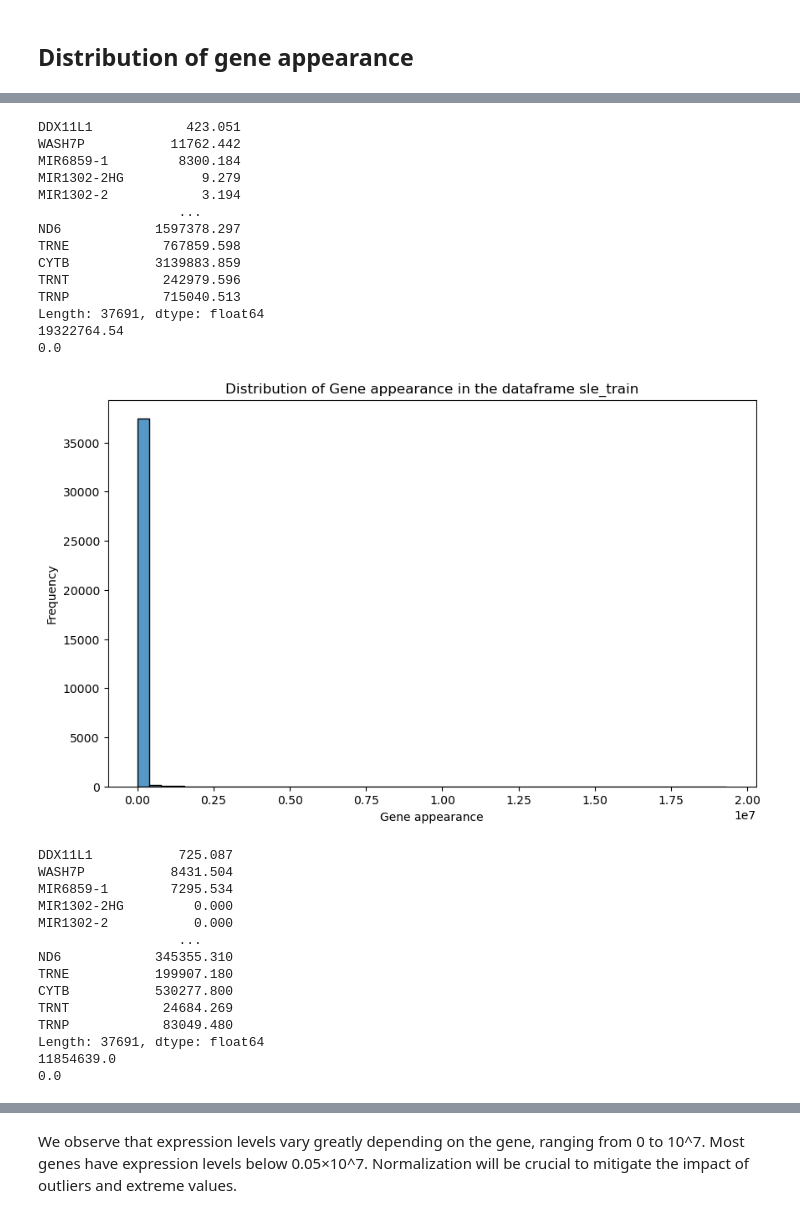
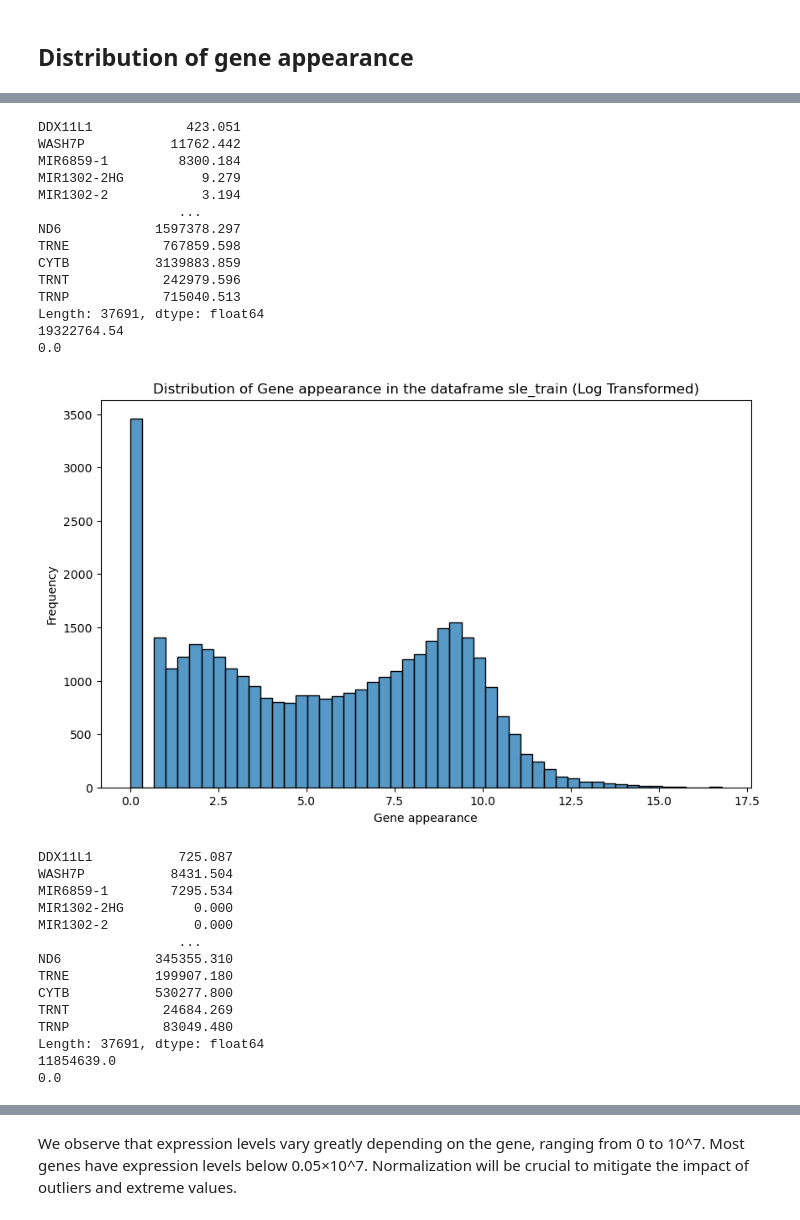
Before and after one commit to CorentinMey/ML_project, a Jupyter notebook: Visualize_data.ipynb, the cells around one changed output, grey strips where cells are left out. Drawn from its saved outputs; the diff is of its cells as text; code cells hidden in the pictures.

Commit message:
mise en log des graphiques

```diff
--- a/Visualize_data.ipynb
+++ b/Visualize_data.ipynb
@@ -31,13 +32,27 @@ def mean_expression(df):
     mean = df.values.mean()
     return mean
 # %%
-def distribution(series, name_x, name_df):
-    # function to plot the distribution of gene appearance or the distribution of read per patients
+def distribution(series, name_x, name_df, log_transform=False):
+    """
+    Function to plot the distribution of a series with an optional log transformation.
+
+    Args:
+    - series (pd.Series or np.ndarray): The data series to plot.
+    - name_x (str): The label for the x-axis.
+    - name_df (str): The name of the dataframe for the plot title.
+    - log_transform (bool): Whether to apply a log transformation to the series.
+    """
+    if log_transform:
+        series = np.log1p(series)  # Apply log1p transformation
+
     plt.figure(figsize=(10, 6))
     sns.histplot(series, bins=50, kde=False)
     plt.xlabel(name_x)
     plt.ylabel('Frequency')
-    plt.title(f'Distribution of {name_x} in the dataframe {name_df}')
+    title = f'Distribution of {name_x} in the dataframe {name_df}'
+    if log_transform:
+        title += ' (Log Transformed)'
+    plt.title(title)
     plt.show()
     return
 # %% [markdown]
@@ -150,7 +165,7 @@ for name, df in datasets.items():
     print(c_sum)
     print(max(c_sum))
     print(min(c_sum))
-    distribution(c_sum, "Gene appearance", name)
+    distribution(c_sum, "Gene appearance", name, True)
 # %% [output]
 A1BG          178.14436
 NAT2            2.19222
@@ -215,18 +230,18 @@ Length: 37691, dtype: float64
 DDX11L1            423.051
 WASH7P           11762.442
 MIR6859-1         8300.184
 MIR1302-2HG          9.279
 MIR1302-2            3.194
                   ...
 ND6            1597378.297
 TRNE            767859.598
 CYTB           3139883.859
 TRNT            242979.596
 TRNP            715040.513
 Length: 37691, dtype: float64
 19322764.54
 0.0
-[figure, old version]
+[figure, new version]
 DDX11L1           725.087
 WASH7P           8431.504
 MIR6859-1        7295.534
```
Also changed, not shown: parts of 2 cells of this notebook.
